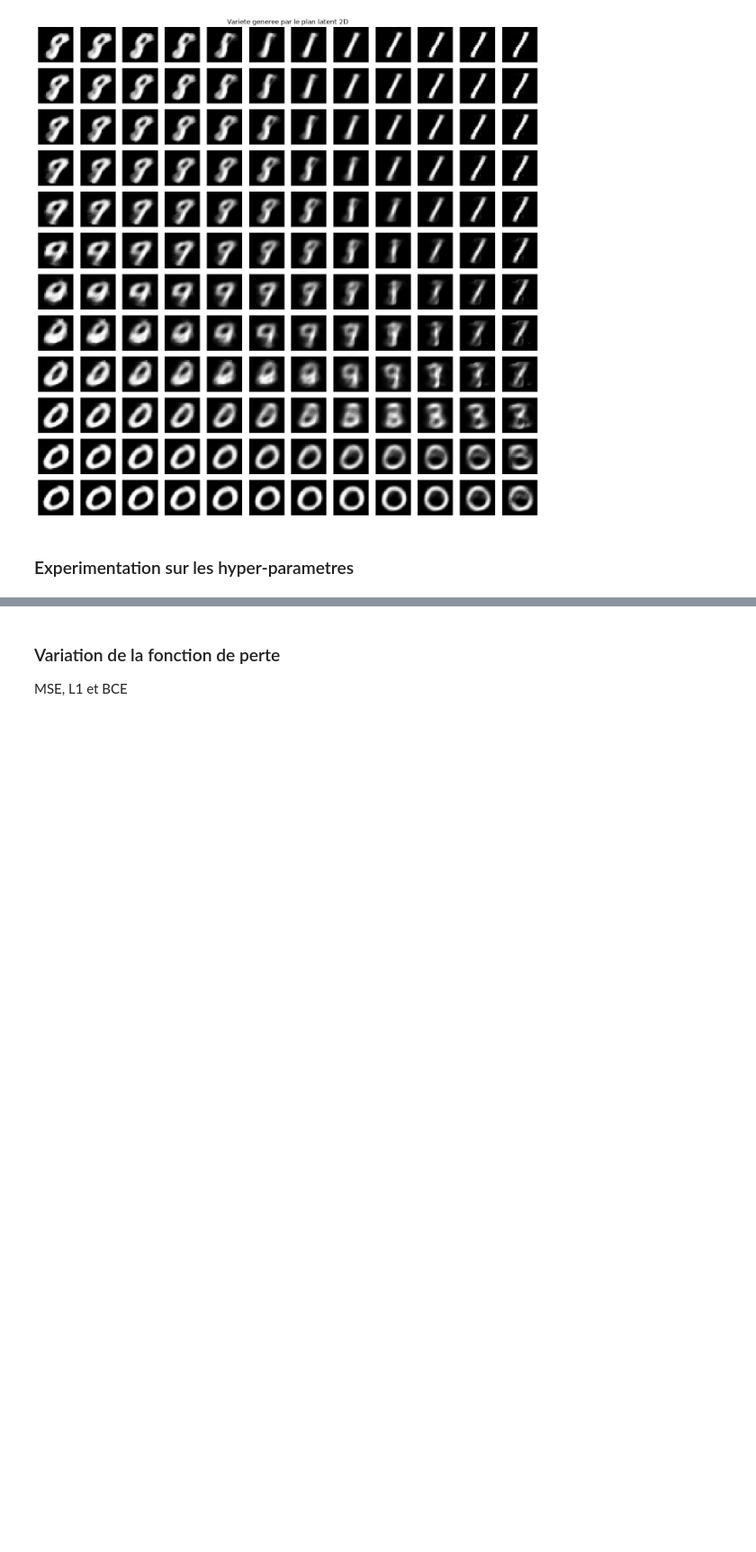
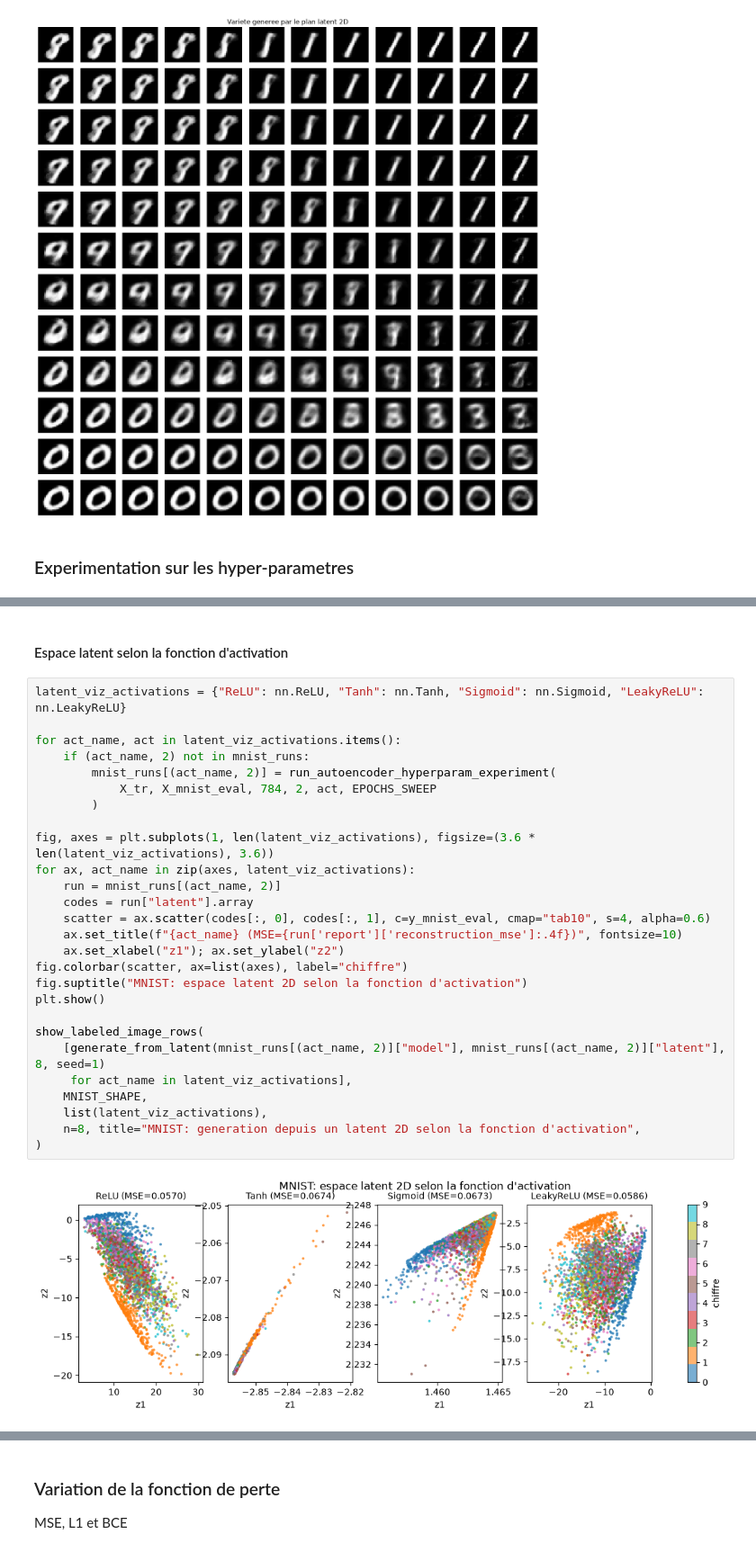
Before and after one commit to magicAyyub/unsupervised, a Jupyter notebook: notebooks/03_autoencoder.ipynb, the cells around one changed output, grey strips where cells are left out. Shown at 90% size. Drawn from its saved outputs; the diff is of its cells as text; blank space fills up the shorter version.

```diff
--- a/notebooks/03_autoencoder.ipynb
+++ b/notebooks/03_autoencoder.ipynb
@@ -235,0 +293,31 @@ plt.tight_layout(); plt.show()
+# %% [markdown]
+#### Espace latent selon la fonction d'activation
+# %%
+latent_viz_activations = {"ReLU": nn.ReLU, "Tanh": nn.Tanh, "Sigmoid": nn.Sigmoid, "LeakyReLU": nn.LeakyReLU}
+
+for act_name, act in latent_viz_activations.items():
+    if (act_name, 2) not in mnist_runs:
+        mnist_runs[(act_name, 2)] = run_autoencoder_hyperparam_experiment(
+            X_tr, X_mnist_eval, 784, 2, act, EPOCHS_SWEEP
+        )
+
+fig, axes = plt.subplots(1, len(latent_viz_activations), figsize=(3.6 * len(latent_viz_activations), 3.6))
+for ax, act_name in zip(axes, latent_viz_activations):
+    run = mnist_runs[(act_name, 2)]
+    codes = run["latent"].array
+    scatter = ax.scatter(codes[:, 0], codes[:, 1], c=y_mnist_eval, cmap="tab10", s=4, alpha=0.6)
+    ax.set_title(f"{act_name} (MSE={run['report']['reconstruction_mse']:.4f})", fontsize=10)
+    ax.set_xlabel("z1"); ax.set_ylabel("z2")
+fig.colorbar(scatter, ax=list(axes), label="chiffre")
+fig.suptitle("MNIST: espace latent 2D selon la fonction d'activation")
+plt.show()
+
+show_labeled_image_rows(
+    [generate_from_latent(mnist_runs[(act_name, 2)]["model"], mnist_runs[(act_name, 2)]["latent"], 8, seed=1)
+     for act_name in latent_viz_activations],
+    MNIST_SHAPE,
+    list(latent_viz_activations),
+    n=8, title="MNIST: generation depuis un latent 2D selon la fonction d'activation",
+)
+# %% [output]
+[figure, added]
```
Also changed, not shown: parts of 11 cells of this notebook.
